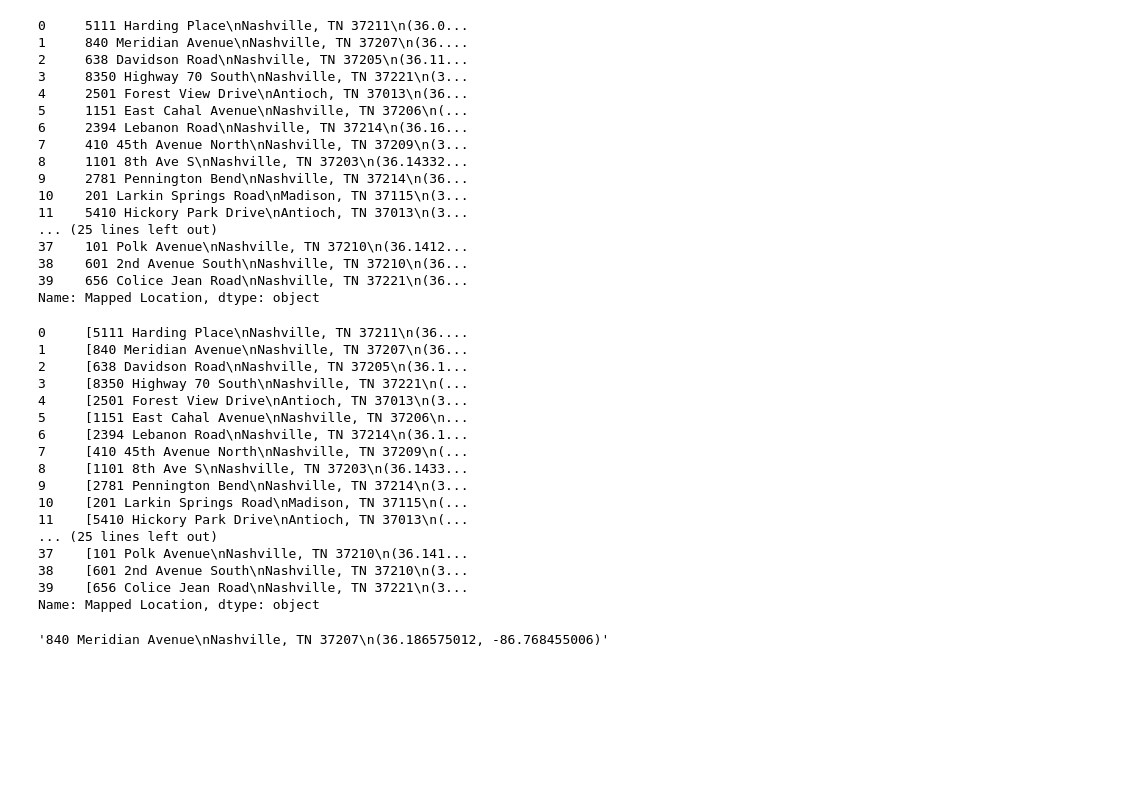
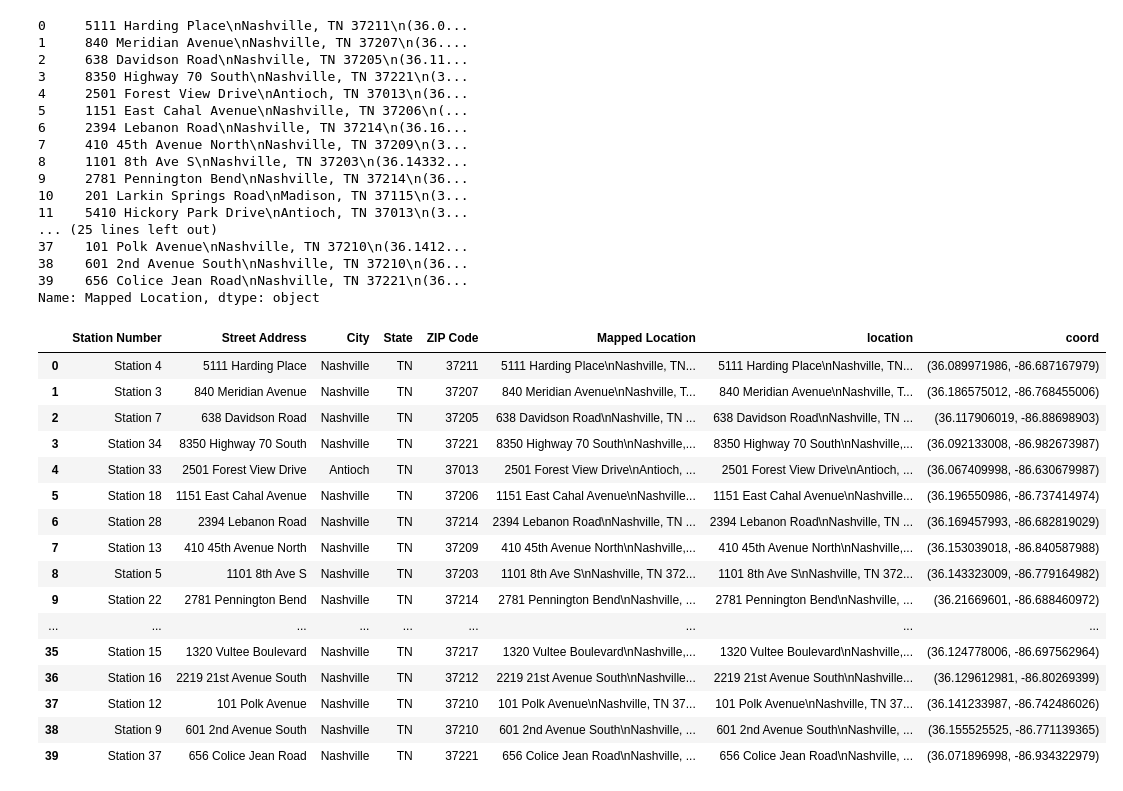
Before and after one commit to Luna-Agora/caps, a Jupyter notebook: notebooks/data_cleaning.ipynb, the cells around one changed output. Drawn from its saved outputs; the diff is of its cells as text; code cells hidden in the pictures; blank space fills up the shorter version.

```diff
--- a/notebooks/data_cleaning.ipynb
+++ b/notebooks/data_cleaning.ipynb
@@ -96,26 +96,26 @@ print(fire['Mapped Location'])
 39    656 Colice Jean Road\nNashville, TN 37221\n(36...
 Name: Mapped Location, dtype: object
 # %%
-fire['Mapped Location'].str.split('/n')
+fire['coord'] = fire['Mapped Location'].str.split(pat='\n',expand=True)[2]
-# %% [output]
-0     [5111 Harding Place\nNashville, TN 37211\n(36....
-1     [840 Meridian Avenue\nNashville, TN 37207\n(36...
-2     [638 Davidson Road\nNashville, TN 37205\n(36.1...
-3     [8350 Highway 70 South\nNashville, TN 37221\n(...
-4     [2501 Forest View Drive\nAntioch, TN 37013\n(3...
-5     [1151 East Cahal Avenue\nNashville, TN 37206\n...
-6     [2394 Lebanon Road\nNashville, TN 37214\n(36.1...
-7     [410 45th Avenue North\nNashville, TN 37209\n(...
-8     [1101 8th Ave S\nNashville, TN 37203\n(36.1433...
-9     [2781 Pennington Bend\nNashville, TN 37214\n(3...
-10    [201 Larkin Springs Road\nMadison, TN 37115\n(...
-11    [5410 Hickory Park Drive\nAntioch, TN 37013\n(...
-... (25 lines left out)
-37    [101 Polk Avenue\nNashville, TN 37210\n(36.141...
-38    [601 2nd Avenue South\nNashville, TN 37210\n(3...
-39    [656 Colice Jean Road\nNashville, TN 37221\n(3...
-Name: Mapped Location, dtype: object
+# %%
+fire
+# %% [output]
+|  | Station Number | Street Address | City | State | ZIP Code | Mapped Location | location | coord |
+| 0 | Station 4 | 5111 Harding Place | Nashville | TN | 37211 | 5111 Harding Place\nNashville, TN... | 5111 Harding Place\nNashville, TN... | (36.089971986, -86.687167979) |
+| 1 | Station 3 | 840 Meridian Avenue | Nashville | TN | 37207 | 840 Meridian Avenue\nNashville, T... | 840 Meridian Avenue\nNashville, T... | (36.186575012, -86.768455006) |
+| 2 | Station 7 | 638 Davidson Road | Nashville | TN | 37205 | 638 Davidson Road\nNashville, TN ... | 638 Davidson Road\nNashville, TN ... | (36.117906019, -86.88698903) |
+| 3 | Station 34 | 8350 Highway 70 South | Nashville | TN | 37221 | 8350 Highway 70 South\nNashville,... | 8350 Highway 70 South\nNashville,... | (36.092133008, -86.982673987) |
+| 4 | Station 33 | 2501 Forest View Drive | Antioch | TN | 37013 | 2501 Forest View Drive\nAntioch, ... | 2501 Forest View Drive\nAntioch, ... | (36.067409998, -86.630679987) |
+| 5 | Station 18 | 1151 East Cahal Avenue | Nashville | TN | 37206 | 1151 East Cahal Avenue\nNashville... | 1151 East Cahal Avenue\nNashville... | (36.196550986, -86.737414974) |
+| 6 | Station 28 | 2394 Lebanon Road | Nashville | TN | 37214 | 2394 Lebanon Road\nNashville, TN ... | 2394 Lebanon Road\nNashville, TN ... | (36.169457993, -86.682819029) |
+| 7 | Station 13 | 410 45th Avenue North | Nashville | TN | 37209 | 410 45th Avenue North\nNashville,... | 410 45th Avenue North\nNashville,... | (36.153039018, -86.840587988) |
+| 8 | Station 5 | 1101 8th Ave S | Nashville | TN | 37203 | 1101 8th Ave S\nNashville, TN 372... | 1101 8th Ave S\nNashville, TN 372... | (36.143323009, -86.779164982) |
+| 9 | Station 22 | 2781 Pennington Bend | Nashville | TN | 37214 | 2781 Pennington Bend\nNashville, ... | 2781 Pennington Bend\nNashville, ... | (36.21669601, -86.688460972) |
+| ... | ... | ... | ... | ... | ... | ... | ... | ... |
+| 35 | Station 15 | 1320 Vultee Boulevard | Nashville | TN | 37217 | 1320 Vultee Boulevard\nNashville,... | 1320 Vultee Boulevard\nNashville,... | (36.124778006, -86.697562964) |
+| 36 | Station 16 | 2219 21st Avenue South | Nashville | TN | 37212 | 2219 21st Avenue South\nNashville... | 2219 21st Avenue South\nNashville... | (36.129612981, -86.80269399) |
+| 37 | Station 12 | 101 Polk Avenue | Nashville | TN | 37210 | 101 Polk Avenue\nNashville, TN 37... | 101 Polk Avenue\nNashville, TN 37... | (36.141233987, -86.742486026) |
+| 38 | Station 9 | 601 2nd Avenue South | Nashville | TN | 37210 | 601 2nd Avenue South\nNashville, ... | 601 2nd Avenue South\nNashville, ... | (36.155525525, -86.771139365) |
+| 39 | Station 37 | 656 Colice Jean Road | Nashville | TN | 37221 | 656 Colice Jean Road\nNashville, ... | 656 Colice Jean Road\nNashville, ... | (36.071896998, -86.934322979) |
 # %%
-fire['Mapped Location'][1]
+fire['location'] = fire['Mapped Location']
-# %% [output]
-'840 Meridian Avenue\nNashville, TN 37207\n(36.186575012, -86.768455006)'
```
Also changed, not shown: parts of 31 cells of this notebook, 7 other files.
